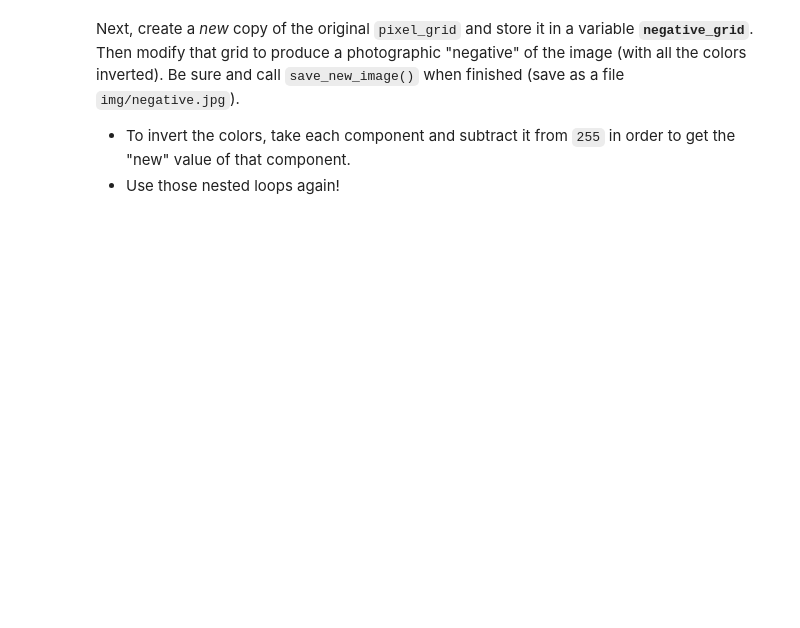
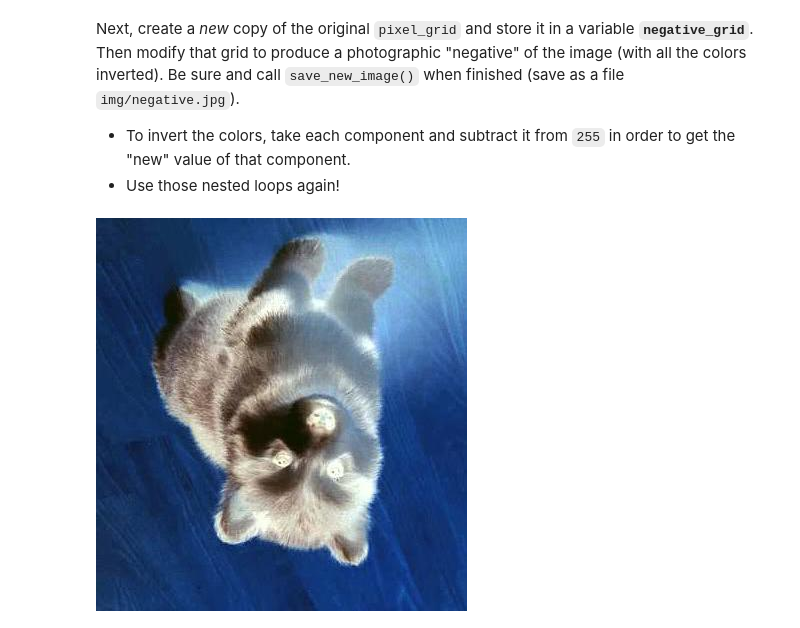
Before and after one commit to osowskik/ch8-lists, a Jupyter notebook: exercise-3/exercise.ipynb, the cells around one changed output. Saved outputs shown, nothing was run; the diff lists cells and outputs as text; code cells hidden in the pictures; blank space fills up the shorter version.

```diff
--- a/exercise-3/exercise.ipynb
+++ b/exercise-3/exercise.ipynb
@@ -106,3 +110,13 @@ flipped_grid = copy.deepcopy(pixel_grid)
 Next, create a _new_ copy of the original `pixel_grid` and store it in a variable **`negative_grid`**. Then modify that grid to produce a photographic "negative" of the image (with all the colors inverted). Be sure and call `save_new_image()` when finished (save as a file `img/negative.jpg`).
 - To invert the colors, take each component and subtract it from `255` in order to get the "new" value of that component.
 - Use those nested loops again!
+# %%
+negative_grid = copy.deepcopy(pixel_grid)
+for i in range(h):
+    for j in range(w):
+        t = negative_grid[i][j]
+        negative_grid[i][j] = 255-t[0], 255-t[1], 255-t[2]
+
+save_new_image(negative_grid, "img/negative.jpg")
+# %% [output]
+[figure, added]
```
Also changed, not shown: parts of 2 cells of this notebook, 4 other files.
